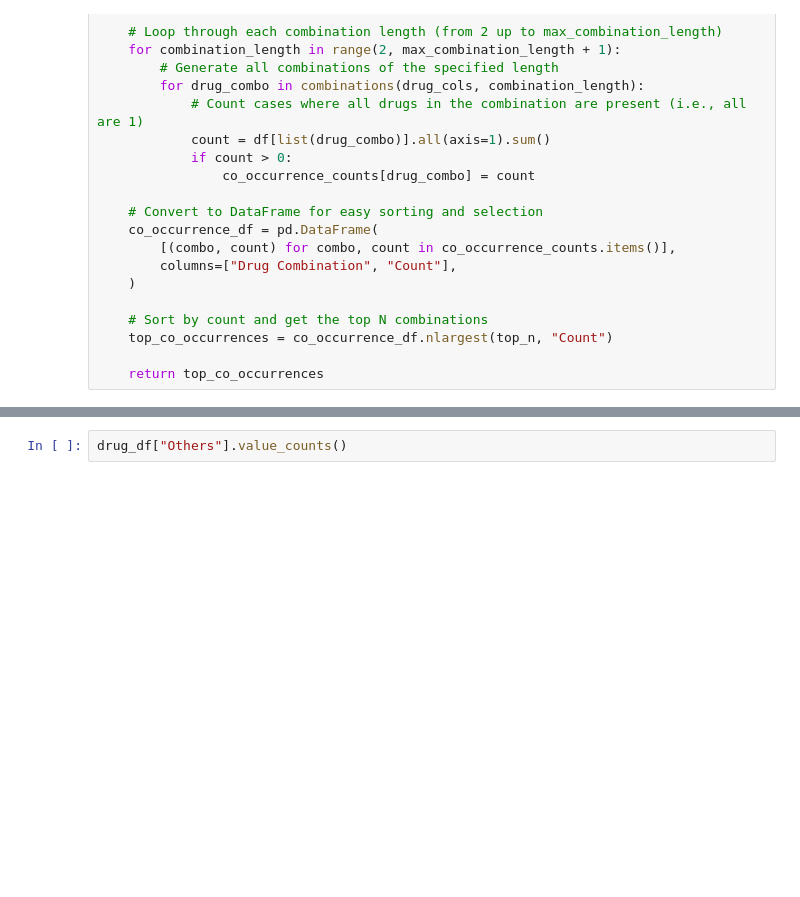
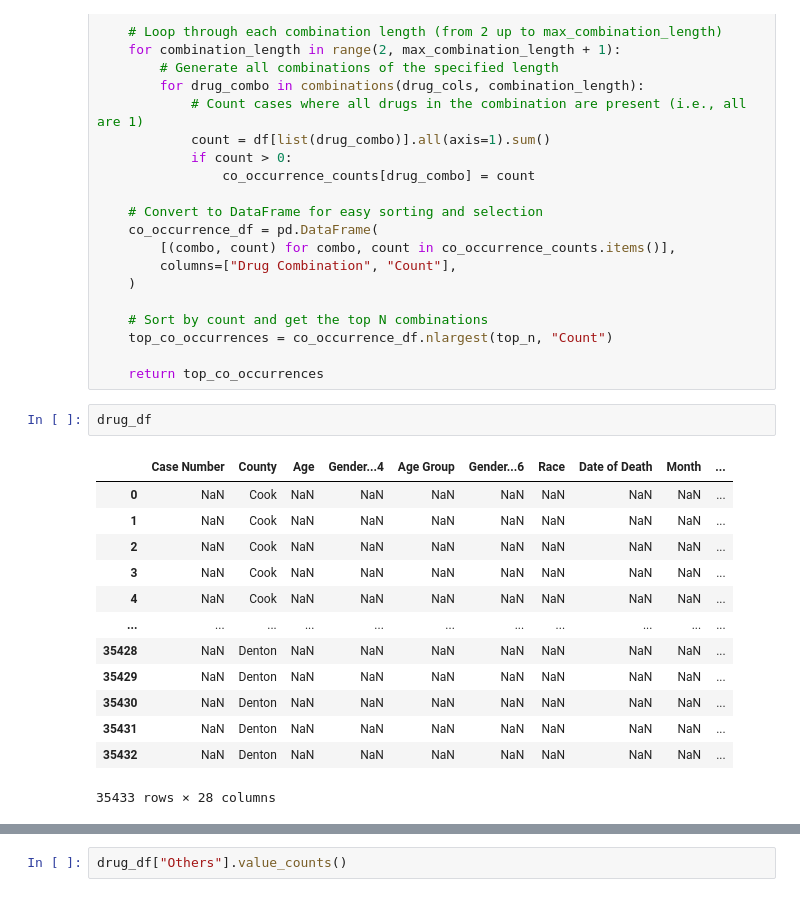
Before and after one commit to elemets/rosla-pipeline, a Jupyter notebook: rapid_overdose_classification/notebooks/data_analysis_for_paper.ipynb, the cells around one changed output, grey strips where cells are left out. Saved outputs shown, nothing was run; the diff lists cells and outputs as text; blank space fills up the shorter version.

```diff
--- a/rapid_overdose_classification/notebooks/data_analysis_for_paper.ipynb
+++ b/rapid_overdose_classification/notebooks/data_analysis_for_paper.ipynb
@@ -69,3 +78,19 @@ def top_cooccurrence_drug_overdoses(df, drug_cols, top_n=20, max_combination_len
     top_co_occurrences = co_occurrence_df.nlargest(top_n, "Count")
 
     return top_co_occurrences
+# %%
+drug_df
+# %% [output]
+|  | Case Number | County | Age | Gender...4 | Age Group | Gender...6 | Race | Date of Death | Month | ... |
+| 0 | NaN | Cook | NaN | NaN | NaN | NaN | NaN | NaN | NaN | ... |
+| 1 | NaN | Cook | NaN | NaN | NaN | NaN | NaN | NaN | NaN | ... |
+| 2 | NaN | Cook | NaN | NaN | NaN | NaN | NaN | NaN | NaN | ... |
+| 3 | NaN | Cook | NaN | NaN | NaN | NaN | NaN | NaN | NaN | ... |
+| 4 | NaN | Cook | NaN | NaN | NaN | NaN | NaN | NaN | NaN | ... |
+| ... | ... | ... | ... | ... | ... | ... | ... | ... | ... | ... |
+| 35428 | NaN | Denton | NaN | NaN | NaN | NaN | NaN | NaN | NaN | ... |
+| 35429 | NaN | Denton | NaN | NaN | NaN | NaN | NaN | NaN | NaN | ... |
+| 35430 | NaN | Denton | NaN | NaN | NaN | NaN | NaN | NaN | NaN | ... |
+| 35431 | NaN | Denton | NaN | NaN | NaN | NaN | NaN | NaN | NaN | ... |
+| 35432 | NaN | Denton | NaN | NaN | NaN | NaN | NaN | NaN | NaN | ... |
+35433 rows × 28 columns
```
Also changed, not shown: parts of 7 cells of this notebook, 2 other files.
